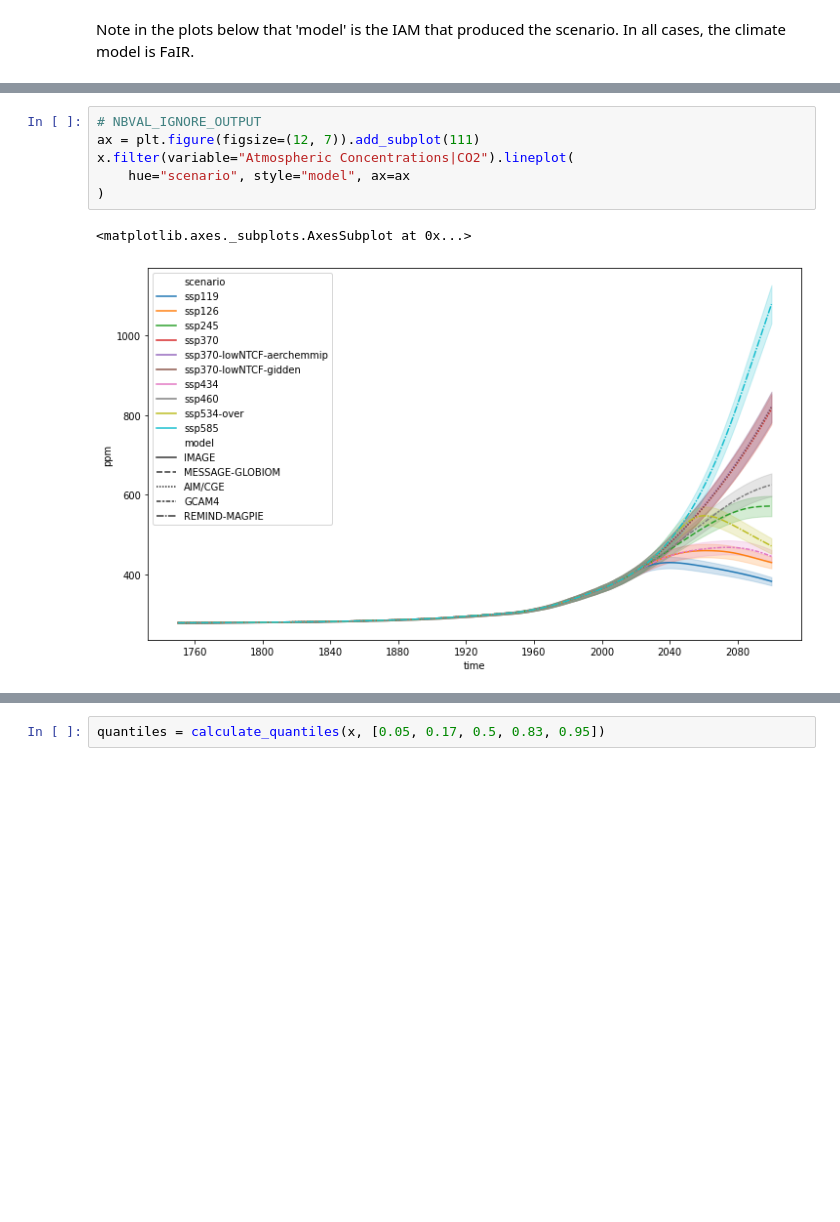
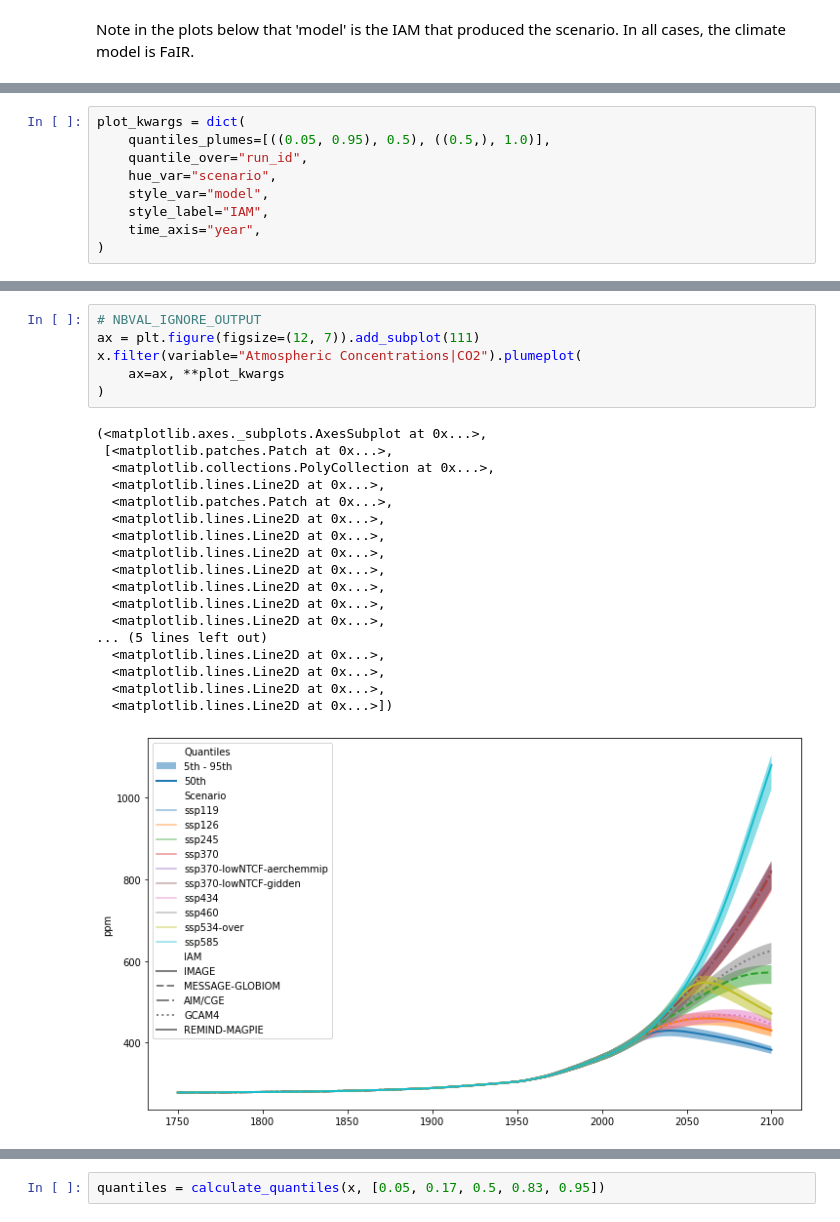
Before and after one commit to openscm/openscm-runner, a Jupyter notebook: notebooks/run-fair.ipynb, the cells around one changed output, grey strips where cells are left out. Saved outputs shown, nothing was run; the diff lists cells and outputs as text; blank space fills up the shorter version.

```diff
--- a/notebooks/run-fair.ipynb
+++ b/notebooks/run-fair.ipynb
@@ -98,3 +97,12 @@ x.get_unique_meta("climate_model", no_duplicates=True)
+# %%
+plot_kwargs = dict(
+    quantiles_plumes=[((0.05, 0.95), 0.5), ((0.5,), 1.0)],
+    quantile_over="run_id",
+    hue_var="scenario",
+    style_var="model",
+    style_label="IAM",
+    time_axis="year",
+)
 # %%
 # NBVAL_IGNORE_OUTPUT
 ax = plt.figure(figsize=(12, 7)).add_subplot(111)
@@ -109,12 +117,28 @@ ax.axvline(2018)
 # %%
 # NBVAL_IGNORE_OUTPUT
 ax = plt.figure(figsize=(12, 7)).add_subplot(111)
-x.filter(variable="Atmospheric Concentrations|CO2").lineplot(
-    hue="scenario", style="model", ax=ax
+x.filter(variable="Atmospheric Concentrations|CO2").plumeplot(
+    ax=ax, **plot_kwargs
 )
 # %% [output]
-<matplotlib.axes._subplots.AxesSubplot at 0x...>
+(<matplotlib.axes._subplots.AxesSubplot at 0x...>,
+ [<matplotlib.patches.Patch at 0x...>,
+  <matplotlib.collections.PolyCollection at 0x...>,
+  <matplotlib.lines.Line2D at 0x...>,
+  <matplotlib.patches.Patch at 0x...>,
+  <matplotlib.lines.Line2D at 0x...>,
+  <matplotlib.lines.Line2D at 0x...>,
+  <matplotlib.lines.Line2D at 0x...>,
+  <matplotlib.lines.Line2D at 0x...>,
+  <matplotlib.lines.Line2D at 0x...>,
+  <matplotlib.lines.Line2D at 0x...>,
+  <matplotlib.lines.Line2D at 0x...>,
+... (5 lines left out)
+  <matplotlib.lines.Line2D at 0x...>,
+  <matplotlib.lines.Line2D at 0x...>,
+  <matplotlib.lines.Line2D at 0x...>,
+  <matplotlib.lines.Line2D at 0x...>])
-[figure, old version]
+[figure, new version]
 # %%
 # NBVAL_IGNORE_OUTPUT
 ax = plt.figure(figsize=(12, 7)).add_subplot(111)
```
Also changed, not shown: parts of 14 cells of this notebook, 6 other files.
